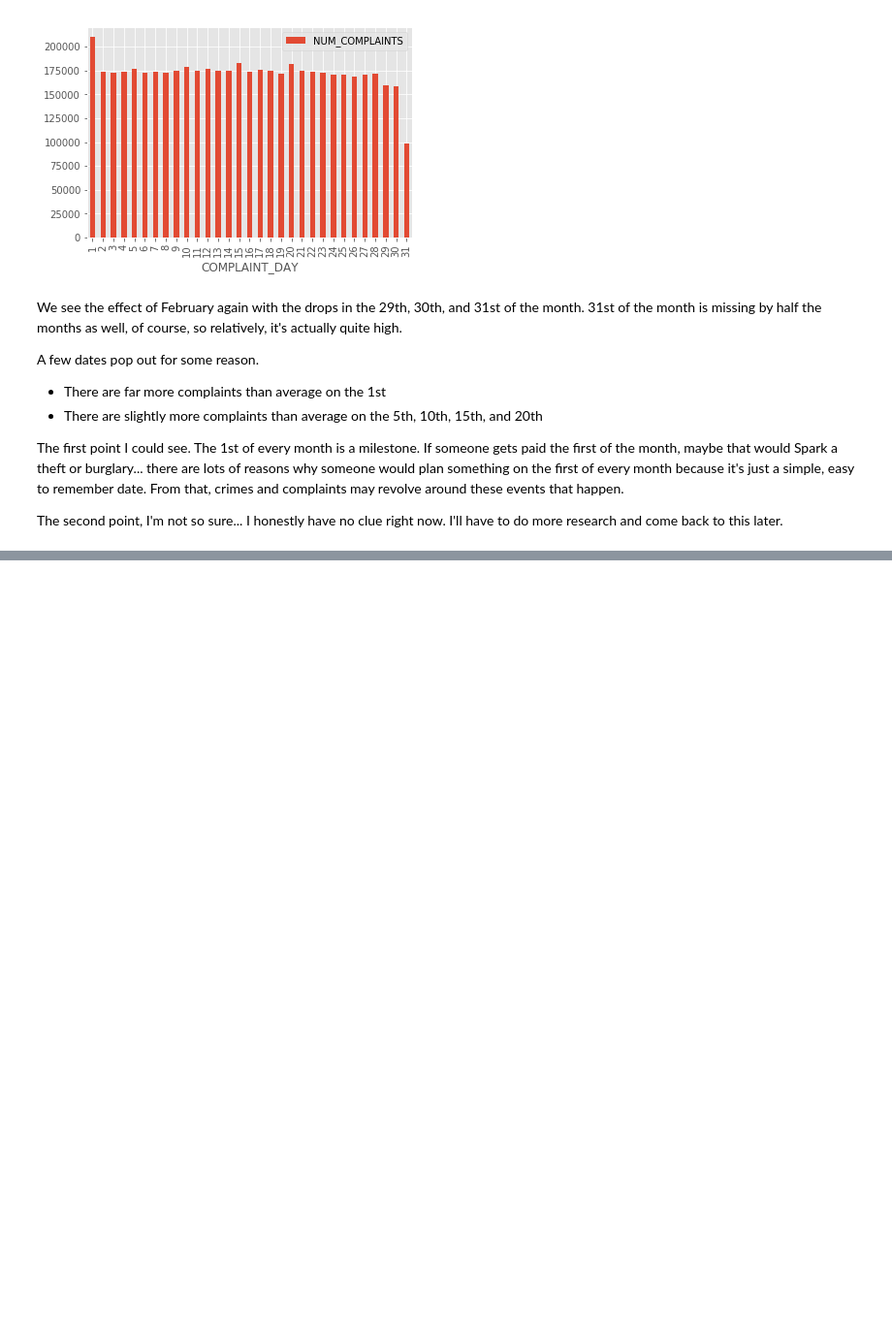
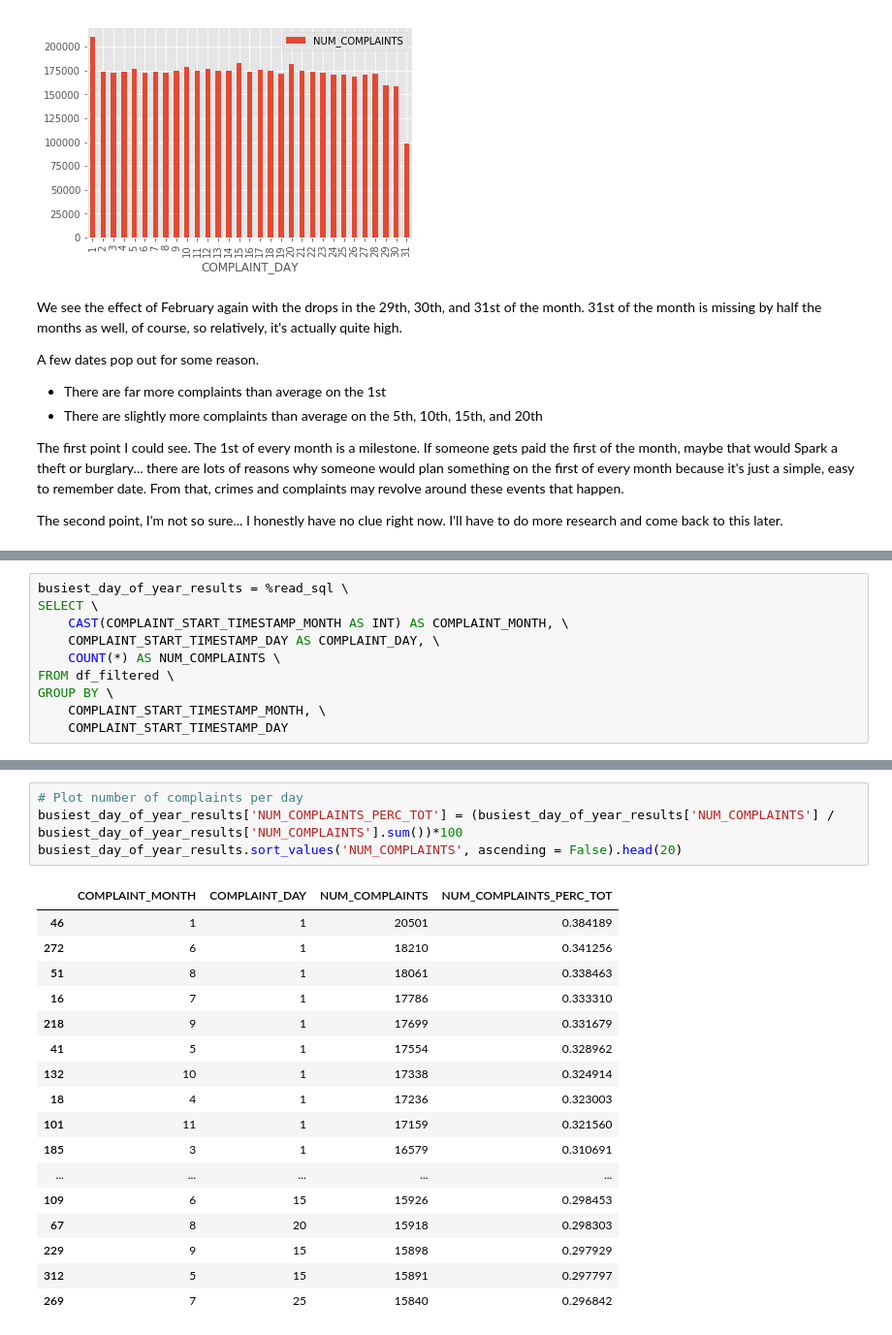
Before and after one commit to strikingmoose/nypd_complaints, a Jupyter notebook: notebook/10 - Data Exploration (Part V - Date-Time Exploration).ipynb, the cells around one changed output, grey strips where cells are left out. Shown at 97% size. Drawn from its saved outputs; the diff is of its cells as text; blank space fills up the shorter version.

```diff
--- a/notebook/10 - Data Exploration (Part V - Exploration & Analysis).ipynb
+++ b/notebook/10 - Data Exploration (Part V - Date-Time Exploration).ipynb
@@ -565,0 +606,10 @@ More complaints on Fridays, less on Mondays and Sundays... I can see both of the
+# %%
+busiest_day_of_year_results = %read_sql \
+SELECT \
+    CAST(COMPLAINT_START_TIMESTAMP_MONTH AS INT) AS COMPLAINT_MONTH, \
+    COMPLAINT_START_TIMESTAMP_DAY AS COMPLAINT_DAY, \
+    COUNT(*) AS NUM_COMPLAINTS \
+FROM df_filtered \
+GROUP BY \
+    COMPLAINT_START_TIMESTAMP_MONTH, \
+    COMPLAINT_START_TIMESTAMP_DAY
@@ -565,0 +618,22 @@ More complaints on Fridays, less on Mondays and Sundays... I can see both of the
+# %%
+# Plot number of complaints per day
+busiest_day_of_year_results['NUM_COMPLAINTS_PERC_TOT'] = (busiest_day_of_year_results['NUM_COMPLAINTS'] / busiest_day_of_year_results['NUM_COMPLAINTS'].sum())*100
+busiest_day_of_year_results.sort_values('NUM_COMPLAINTS', ascending = False).head(20)
+# %% [output]
+|  | COMPLAINT_MONTH | COMPLAINT_DAY | NUM_COMPLAINTS | NUM_COMPLAINTS_PERC_TOT |
+| 46 | 1 | 1 | 20501 | 0.384189 |
+| 272 | 6 | 1 | 18210 | 0.341256 |
+| 51 | 8 | 1 | 18061 | 0.338463 |
+| 16 | 7 | 1 | 17786 | 0.333310 |
+| 218 | 9 | 1 | 17699 | 0.331679 |
+| 41 | 5 | 1 | 17554 | 0.328962 |
+| 132 | 10 | 1 | 17338 | 0.324914 |
+| 18 | 4 | 1 | 17236 | 0.323003 |
+| 101 | 11 | 1 | 17159 | 0.321560 |
+| 185 | 3 | 1 | 16579 | 0.310691 |
+| ... | ... | ... | ... | ... |
+| 109 | 6 | 15 | 15926 | 0.298453 |
+| 67 | 8 | 20 | 15918 | 0.298303 |
+| 229 | 9 | 15 | 15898 | 0.297929 |
+| 312 | 5 | 15 | 15891 | 0.297797 |
+| 269 | 7 | 25 | 15840 | 0.296842 |
```
Also changed, not shown: parts of 25 cells of this notebook, 1 other file.
